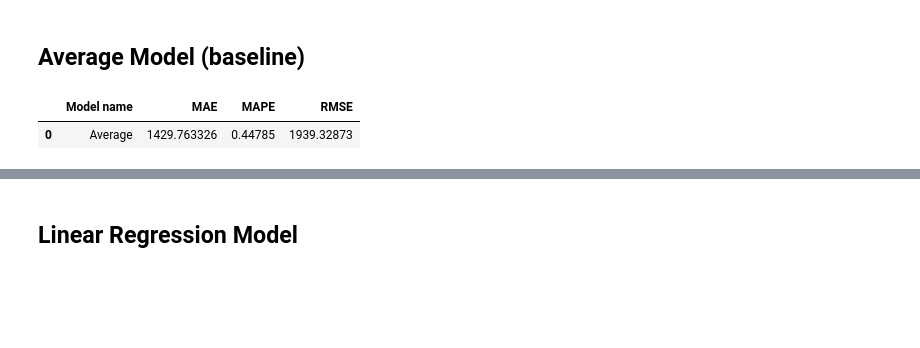
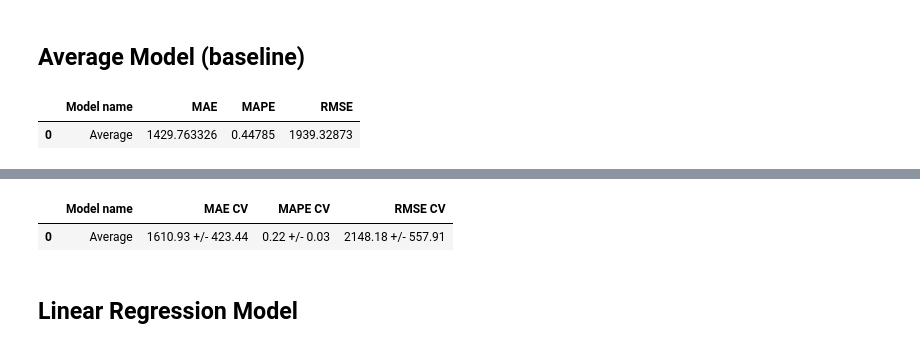
Before and after one commit to CleitonAmbrosio/Rossmann-Stores-Sales-Forecast, a Jupyter notebook: notebooks/cycle1_coa_rossmann_stores_sales_forecast.ipynb, the cells around one changed output, grey strips where cells are left out. Drawn from its saved outputs; the diff is of its cells as text; code cells hidden in the pictures; blank space fills up the shorter version.

```diff
--- a/notebooks/cycle1_coa_rossmann_stores_sales_forecast.ipynb
+++ b/notebooks/cycle1_coa_rossmann_stores_sales_forecast.ipynb
@@ -1936,3 +1986,8 @@ baseline_result
+# %%
+baseline_result_cv
+# %% [output]
+|  | Model name | MAE CV | MAPE CV | RMSE CV |
+| 0 | Average | 1610.93 +/- 423.44 | 0.22 +/- 0.03 | 2148.18 +/- 557.91 |
 # %% [markdown]
 ## Linear Regression Model
 # %%
```
Also changed, not shown: parts of 17 cells of this notebook, 1 other file.
